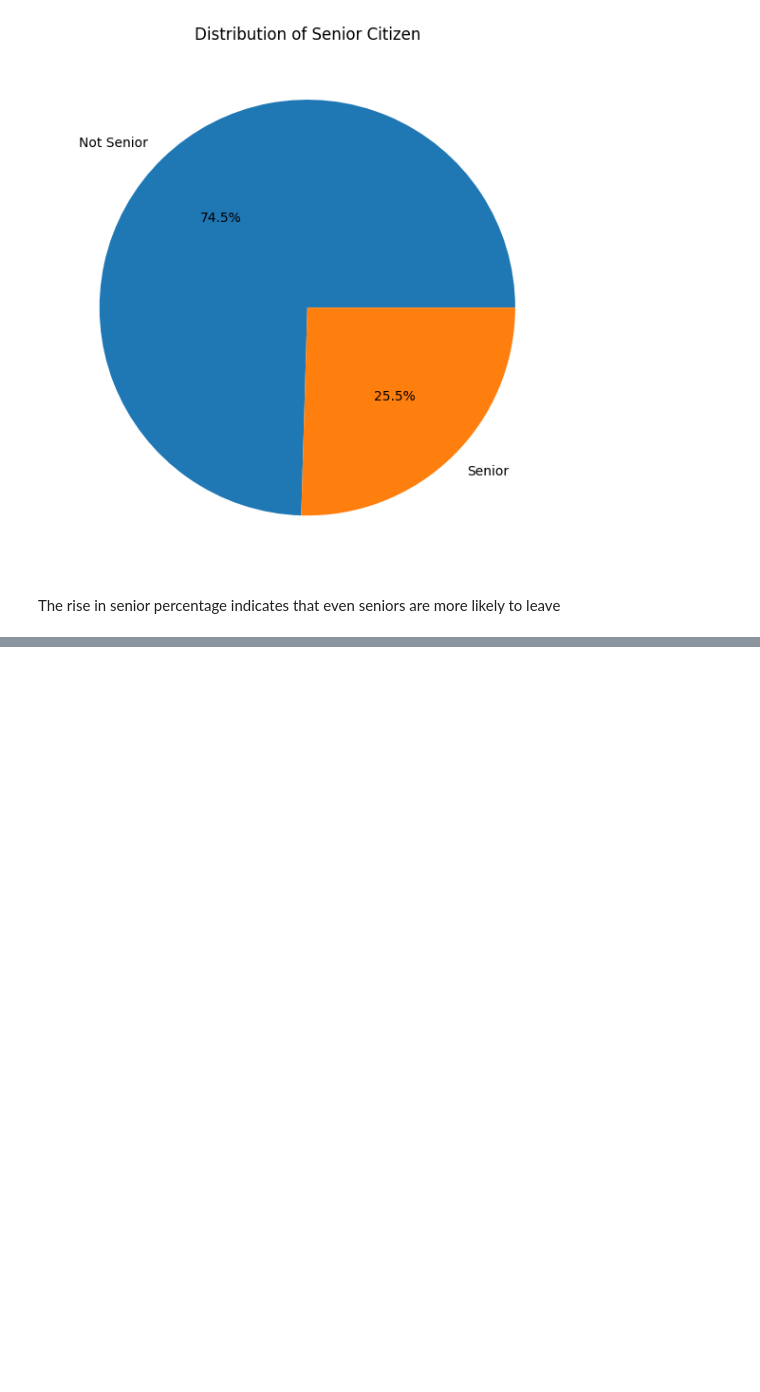
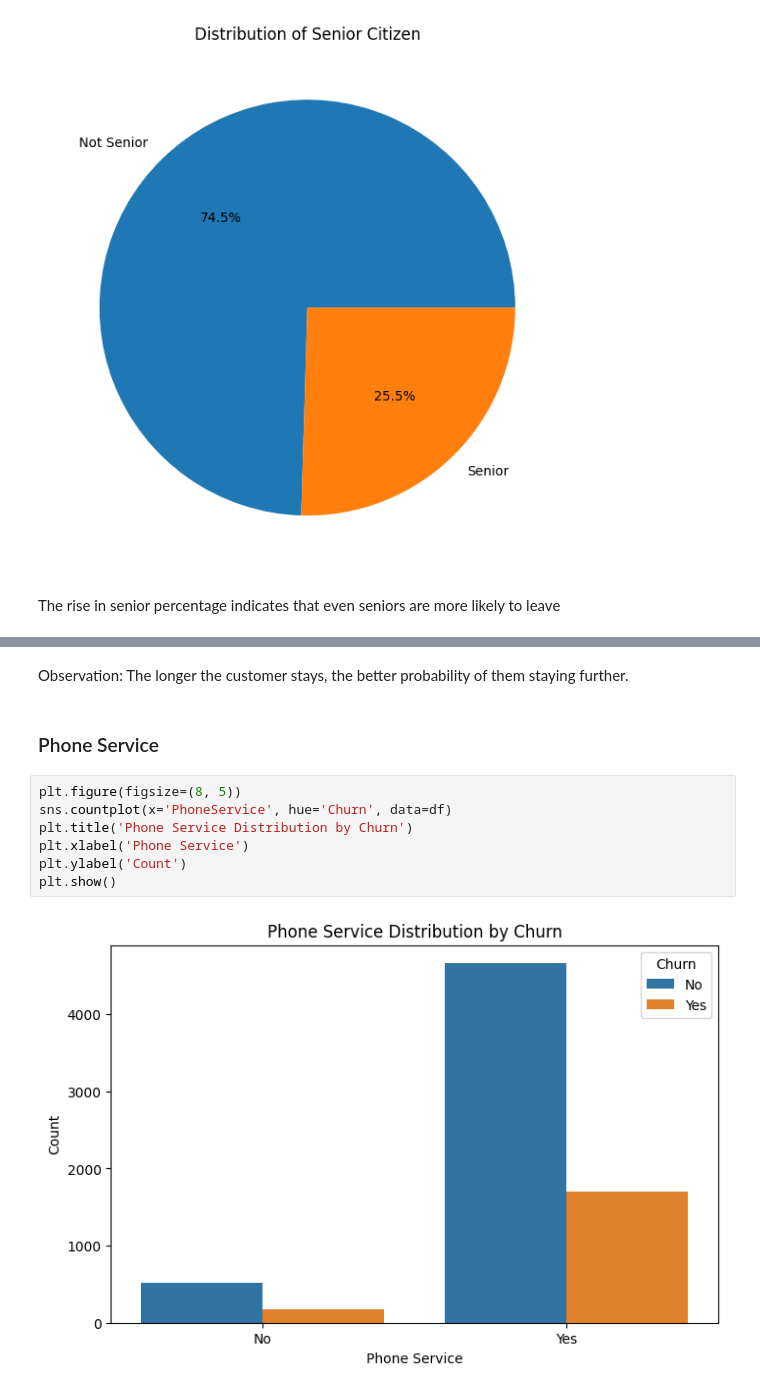
Before and after one commit to AabharanGupta/CustomerChurnAnalysis, a Jupyter notebook: Project.ipynb, the cells around one changed output, grey strips where cells are left out. Drawn from its saved outputs; the diff is of its cells as text; blank space fills up the shorter version.

```diff
--- a/Project.ipynb
+++ b/Project.ipynb
@@ -297,0 +320,13 @@ The rise in senior percentage indicates that even seniors are more likely to lea
+# %% [markdown]
+Observation: The longer the customer stays, the better probability of them staying further.
+# %% [markdown]
+### Phone Service
+# %%
+plt.figure(figsize=(8, 5))
+sns.countplot(x='PhoneService', hue='Churn', data=df)
+plt.title('Phone Service Distribution by Churn')
+plt.xlabel('Phone Service')
+plt.ylabel('Count')
+plt.show()
+# %% [output]
+[figure, added]
```
Also changed, not shown: parts of 27 cells of this notebook.
